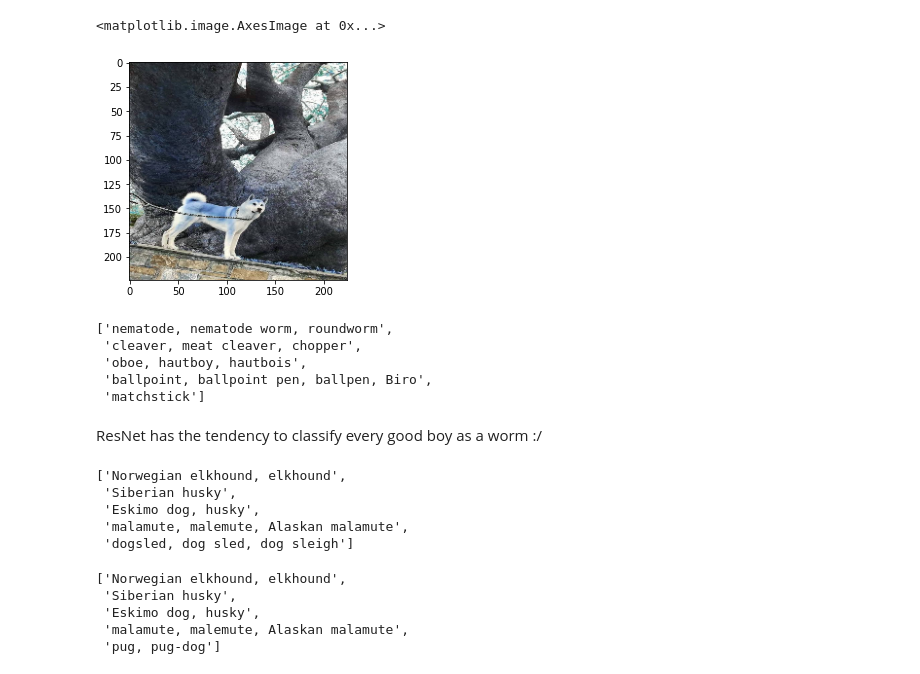
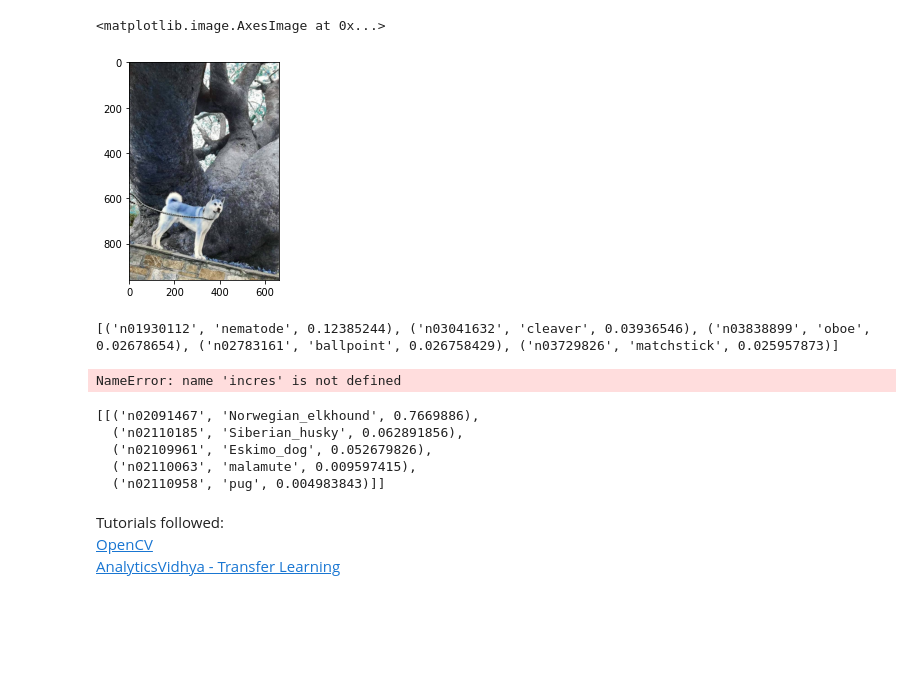
Before and after one commit to foukonana/MSc_MachineLearning_Asgmts, a Jupyter notebook: Assignments/Asgmt9_NN/asgmt9_afoudouli.ipynb, the cells around one changed output. Drawn from its saved outputs; the diff is of its cells as text; code cells hidden in the pictures; blank space fills up the shorter version.

Commit message:
uses keras function for imagenet labels

```diff
--- a/Assignments/Asgmt9_NN/asgmt9_afoudouli.ipynb
+++ b/Assignments/Asgmt9_NN/asgmt9_afoudouli.ipynb
@@ -35,4 +34 @@ def top5(y_pred):
 images = [cv2.imread(file) for file in glob.iglob('**/*.jpg', recursive=True)]
-# %%
-im = images[6]
-im_resized_scaled = cv2.resize(im, (224, 224))/255
@@ -39,42 +49,37 @@ im_resized_scaled = cv2.resize(im, (224, 224))/255
 # %%
-plt.imshow(im_resized_scaled)
+plt.imshow(im)
 # %% [output]
 <matplotlib.image.AxesImage at 0x...>
-[figure, old version]
+[figure, new version]
 # %%
 im_res = im_resized_scaled[np.newaxis, ...]
 
 y_pred = res.predict(im_res)
-[labels_mapping[x] for x in top5(y_pred)]
+decode_predictions(y_pred, top=5)
+print('\n'.join([prediction[1] for prediction in decode_predictions(y_pred, top=5)[0]]))
 # %% [output]
-['nematode, nematode worm, roundworm',
- 'cleaver, meat cleaver, chopper',
- 'oboe, hautboy, hautbois',
- 'ballpoint, ballpoint pen, ballpen, Biro',
- 'matchstick']
+[('n01930112', 'nematode', 0.12385244), ('n03041632', 'cleaver', 0.03936546), ('n03838899', 'oboe', 0.02678654), ('n02783161', 'ballpoint', 0.026758429), ('n03729826', 'matchstick', 0.025957873)]
-# %% [markdown]
-ResNet has the tendency to classify every good boy as a worm :/
 # %%
 im_resized_scaled = cv2.resize(im, (299, 299))/255
 im_res = im_resized_scaled[np.newaxis, ...]
 
 y_pred = incres.predict(im_res)
-[labels_mapping[x] for x in top5(y_pred)]
+decode_predictions(y_pred, top=5)
 # %% [output]
-['Norwegian elkhound, elkhound',
- 'Siberian husky',
- 'Eskimo dog, husky',
- 'malamute, malemute, Alaskan malamute',
- 'dogsled, dog sled, dog sleigh']
+NameError: name 'incres' is not defined
 # %%
 im_resized_scaled = cv2.resize(im, (331, 331))/255
 im_res = im_resized_scaled[np.newaxis, ...]
 
 y_pred = nas.predict(im_res)
-[labels_mapping[x] for x in top5(y_pred)]
+decode_predictions(y_pred, top=5)
 # %% [output]
-['Norwegian elkhound, elkhound',
- 'Siberian husky',
- 'Eskimo dog, husky',
- 'malamute, malemute, Alaskan malamute',
- 'pug, pug-dog']
+[[('n02091467', 'Norwegian_elkhound', 0.7669886),
+  ('n02110185', 'Siberian_husky', 0.062891856),
+  ('n02109961', 'Eskimo_dog', 0.052679826),
+  ('n02110063', 'malamute', 0.009597415),
+  ('n02110958', 'pug', 0.004983843)]]
+# %% [markdown]
+Tutorials followed:
+[OpenCV](https://www.tutorialkart.com/opencv/python/)
+[AnalyticsVidhya - Transfer Learning](https://www.analyticsvidhya.com/blog/2017/06/transfer-learning-the-art-of-fine-tuning-a-pre-trained-model/#:~:text=Simply%20put%2C%20a%20pre%2Dtrained,build%20a%20self%20learning%20car.)
```
Also changed, not shown: parts of 10 cells of this notebook, 1 other file.
